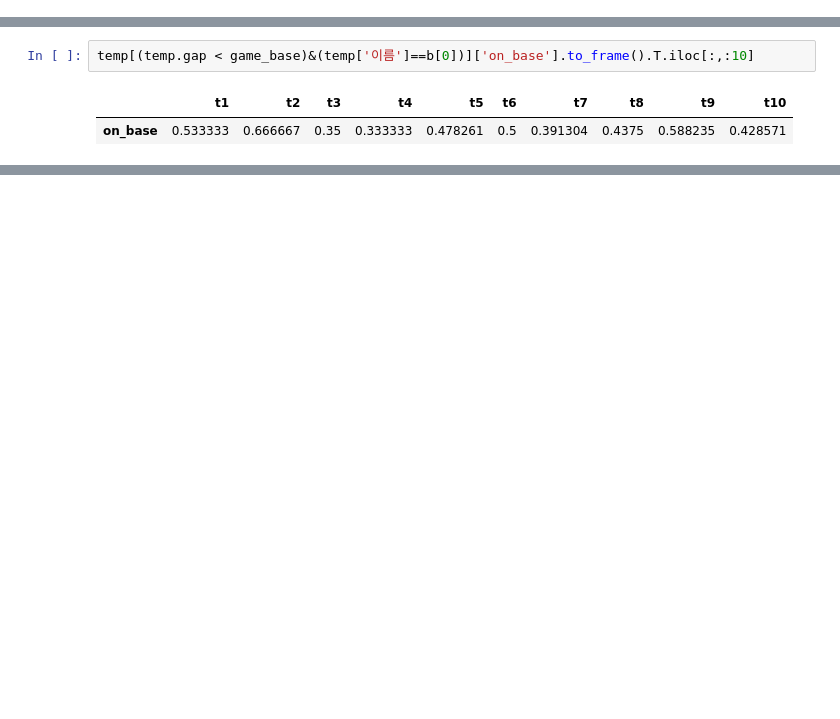
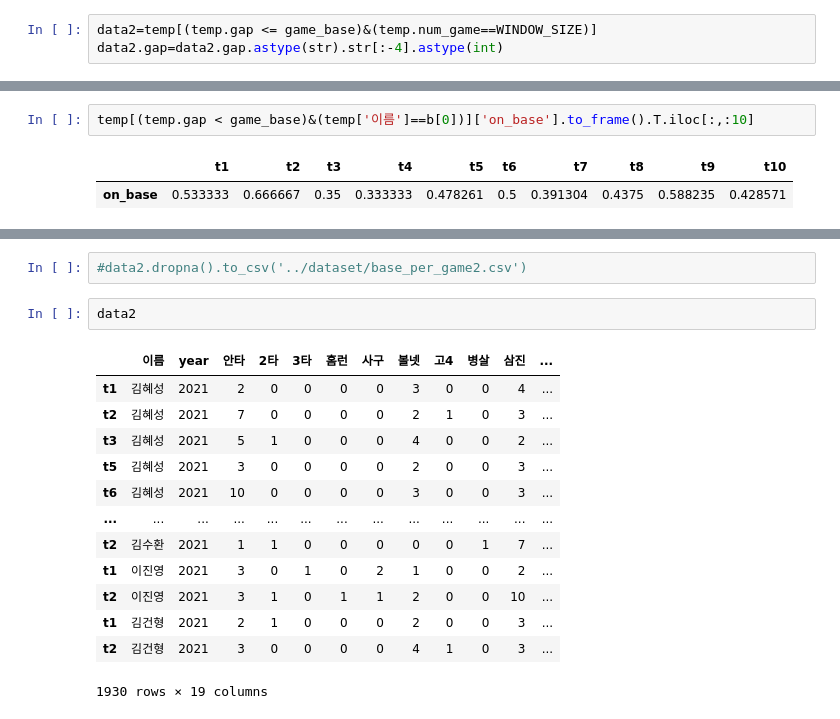
Before and after one commit to codenavy94/DAdejus_bigcon_2021, a Jupyter notebook: preprocess/preprocess_baseball.ipynb, the cells around one changed output, grey strips where cells are left out. Drawn from its saved outputs; the diff is of its cells as text; blank space fills up the shorter version.

```diff
--- a/preprocess/preprocess_baseball.ipynb
+++ b/preprocess/preprocess_baseball.ipynb
@@ -249,0 +234,3 @@ temp[(temp.gap < game_base)]
+# %%
+data2=temp[(temp.gap <= game_base)&(temp.num_game==WINDOW_SIZE)]
+data2.gap=data2.gap.astype(str).str[:-4].astype(int)
@@ -298,0 +357,18 @@ ValueError: Plan shapes are not aligned
+# %%
+#data2.dropna().to_csv('../dataset/base_per_game2.csv')
+# %%
+data2
+# %% [output]
+|  | 이름 | year | 안타 | 2타 | 3타 | 홈런 | 사구 | 볼넷 | 고4 | 병살 | 삼진 | ... |
+| t1 | 김혜성 | 2021 | 2 | 0 | 0 | 0 | 0 | 3 | 0 | 0 | 4 | ... |
+| t2 | 김혜성 | 2021 | 7 | 0 | 0 | 0 | 0 | 2 | 1 | 0 | 3 | ... |
+| t3 | 김혜성 | 2021 | 5 | 1 | 0 | 0 | 0 | 4 | 0 | 0 | 2 | ... |
+| t5 | 김혜성 | 2021 | 3 | 0 | 0 | 0 | 0 | 2 | 0 | 0 | 3 | ... |
+| t6 | 김혜성 | 2021 | 10 | 0 | 0 | 0 | 0 | 3 | 0 | 0 | 3 | ... |
+| ... | ... | ... | ... | ... | ... | ... | ... | ... | ... | ... | ... | ... |
+| t2 | 김수환 | 2021 | 1 | 1 | 0 | 0 | 0 | 0 | 0 | 1 | 7 | ... |
+| t1 | 이진영 | 2021 | 3 | 0 | 1 | 0 | 2 | 1 | 0 | 0 | 2 | ... |
+| t2 | 이진영 | 2021 | 3 | 1 | 0 | 1 | 1 | 2 | 0 | 0 | 10 | ... |
+| t1 | 김건형 | 2021 | 2 | 1 | 0 | 0 | 0 | 2 | 0 | 0 | 3 | ... |
+| t2 | 김건형 | 2021 | 3 | 0 | 0 | 0 | 0 | 4 | 1 | 0 | 3 | ... |
+1930 rows × 19 columns
```
Also changed, not shown: parts of 26 cells of this notebook, 3 other files.
